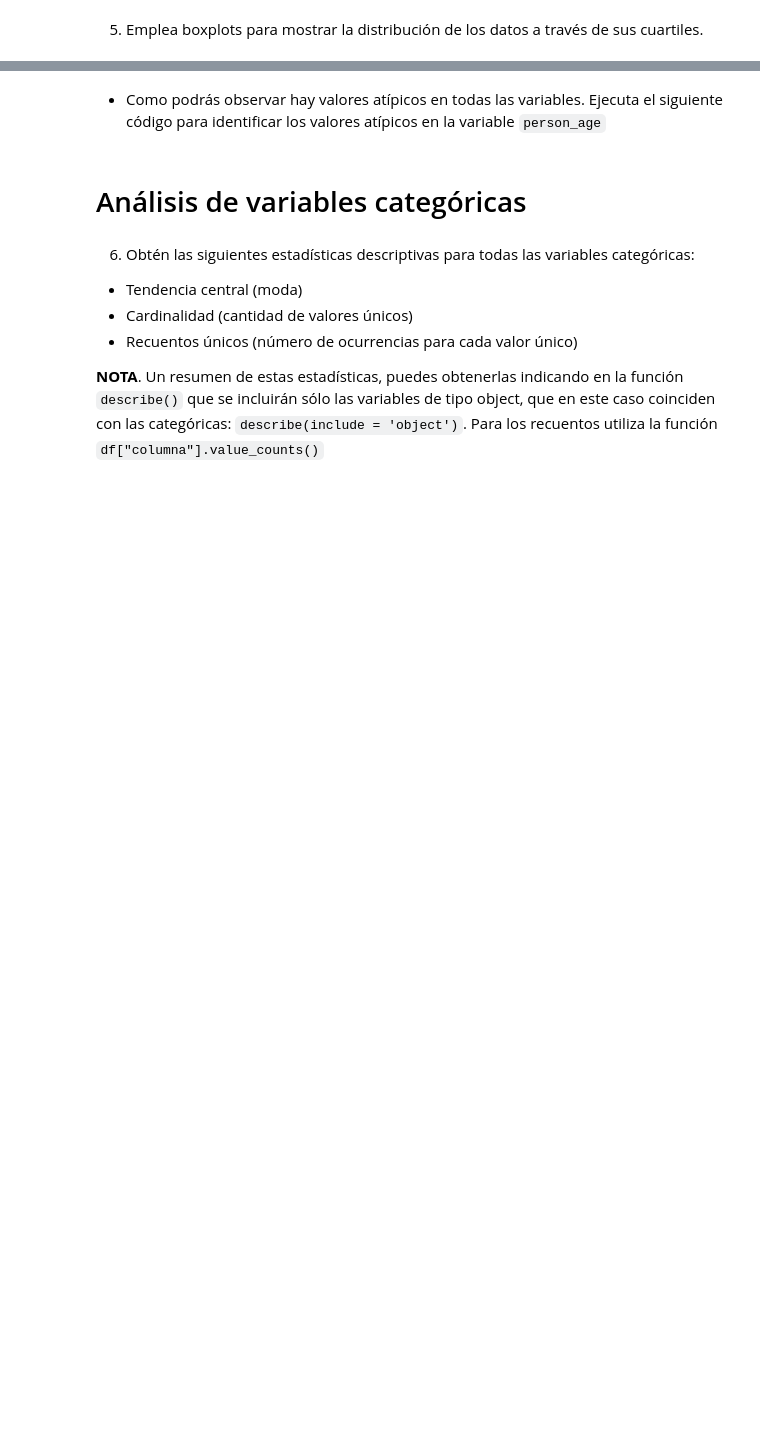
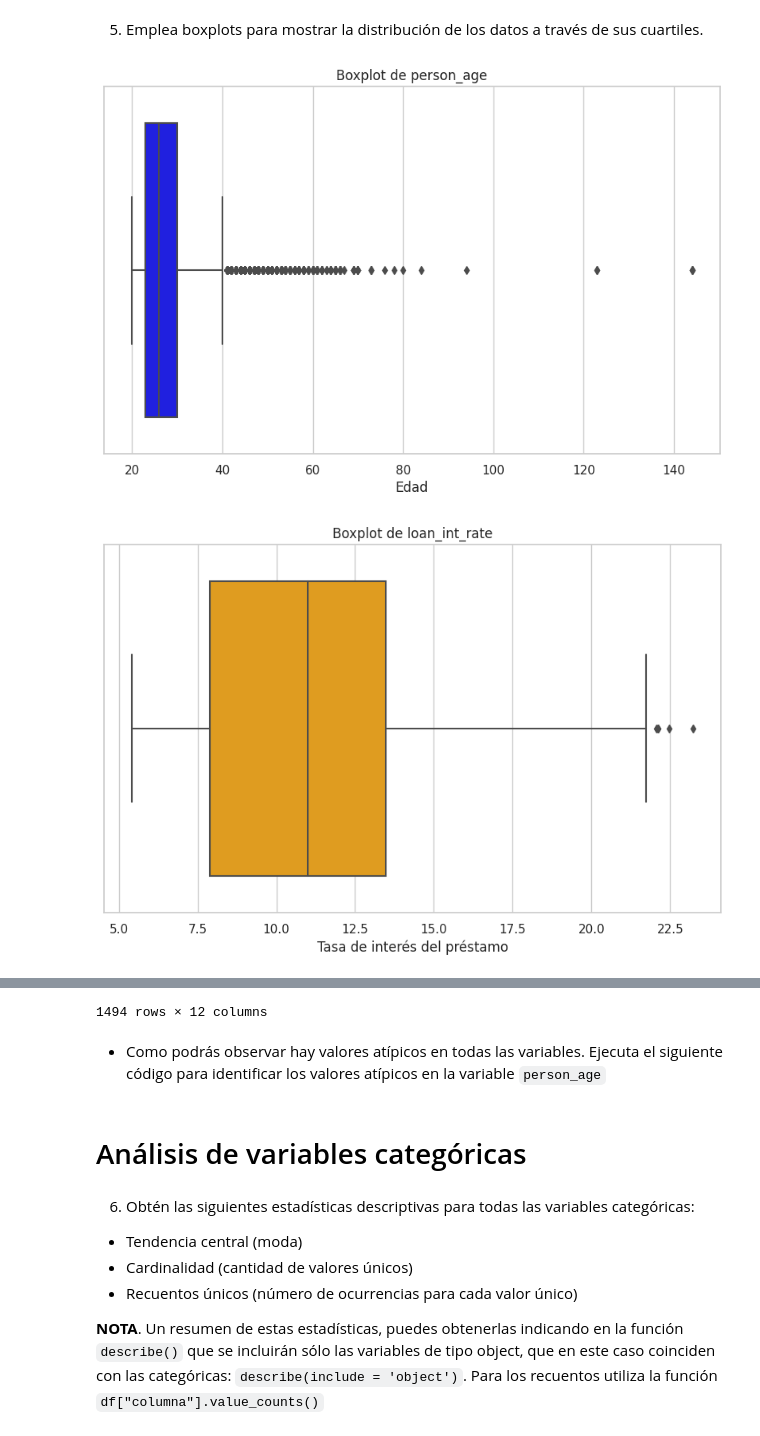
Before and after one commit to A01795331/estefania, a Jupyter notebook: Actividad4EDA.ipynb, the cells around one changed output, grey strips where cells are left out. Cells and saved outputs as stored; diff of their text form; code cells hidden in the pictures; blank space fills up the shorter version.

```diff
--- a/Actividad4EDA.ipynb
+++ b/Actividad4EDA.ipynb
@@ -71,2 +189,28 @@ df
 # %% [markdown]
 5. Emplea boxplots para mostrar la distribución de los datos a través de sus cuartiles.
+# %%
+# Boxplot para person_age
+plt.figure(figsize=(10, 6))
+sns.boxplot(x='person_age', data=df, color='blue')
+plt.title('Boxplot de person_age')
+plt.xlabel('Edad')
+plt.show()
+
+# Boxplot para loan_int_rate
+plt.figure(figsize=(10, 6))
+sns.boxplot(x='loan_int_rate', data=df, color='orange')
+plt.title('Boxplot de loan_int_rate')
+plt.xlabel('Tasa de interés del préstamo')
+plt.show()
+
+#******************
+percentile_25 = df["person_age"].quantile(0.25)
+percentile_75 = df["person_age"].quantile(0.75)
+iqr = percentile_75 - percentile_25
+upper_limit = percentile_75 + 1.5 * iqr
+lower_limit = percentile_25 - 1.5 * iqr
+IQR_outliers = df[(df["person_age"] < lower_limit) | (df["person_age"] > upper_limit)]
+IQR_outliers
+# %% [output]
+[figure, added]
+[figure, added]
@@ -73,3 +229,4 @@ df
+1494 rows × 12 columns
 # %% [markdown]
 *   Como podrás observar hay valores atípicos en todas las variables. Ejecuta el siguiente código para identificar los valores atípicos en la variable `person_age`
 # %%
```
Also changed, not shown: parts of 9 cells of this notebook.
